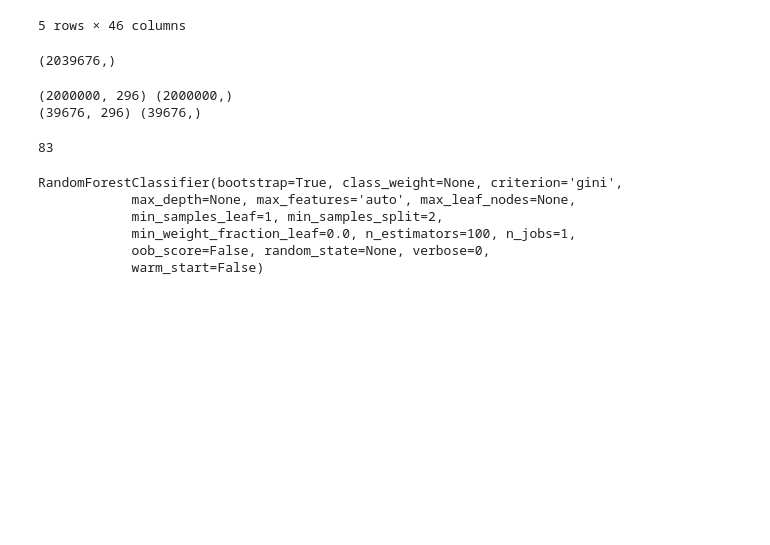
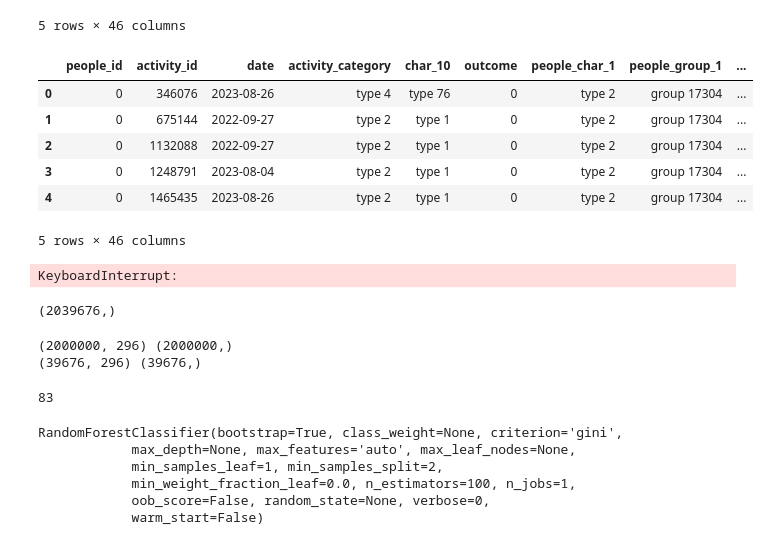
Before and after one commit to rurouni-najeeb/Kaggle, a Jupyter notebook: Red Hat/Red Hat.ipynb, the cells around one changed output. Drawn from its saved outputs; the diff is of its cells as text; code cells hidden in the pictures; blank space fills up the shorter version.

```diff
--- a/Red Hat/Red Hat.ipynb
+++ b/Red Hat/Red Hat.ipynb
@@ -312 +377,22 @@ df_not_1 = df_not.drop(labels = ['people_id','activity_id','date','people_date']
+# %%
+df_not.people_id = df_not.people_id.astype("category").cat.codes
+df_not.activity_id = df_not.activity_id.astype("category").cat.codes
+df_not.head()
+# %% [output]
+|  | people_id | activity_id | date | activity_category | char_10 | outcome | people_char_1 | people_group_1 | ... |
+| 0 | 0 | 346076 | 2023-08-26 | type 4 | type 76 | 0 | type 2 | group 17304 | ... |
+| 1 | 0 | 675144 | 2022-09-27 | type 2 | type 1 | 0 | type 2 | group 17304 | ... |
+| 2 | 0 | 1132088 | 2022-09-27 | type 2 | type 1 | 0 | type 2 | group 17304 | ... |
+| 3 | 0 | 1248791 | 2023-08-04 | type 2 | type 1 | 0 | type 2 | group 17304 | ... |
+| 4 | 0 | 1465435 | 2023-08-26 | type 2 | type 1 | 0 | type 2 | group 17304 | ... |
+5 rows × 46 columns
+# %%
+df_not['day'] = pd.DatetimeIndex(df_not.date).day
+df_not['year'] = pd.DatetimeIndex(df_not.date).year
+df_not['month'] = pd.DatetimeIndex(df_not.date).month
+df_not['p_day'] = pd.DatetimeIndex(df_not.people_date).day
+df_not['p_year'] = pd.DatetimeIndex(df_not.people_date).year
+df_not['p_month'] = pd.DatetimeIndex(df_not.people_date).month
+# %% [output]
+KeyboardInterrupt:
 # %%
```
Also changed, not shown: parts of 25 cells of this notebook, 2 other files.
